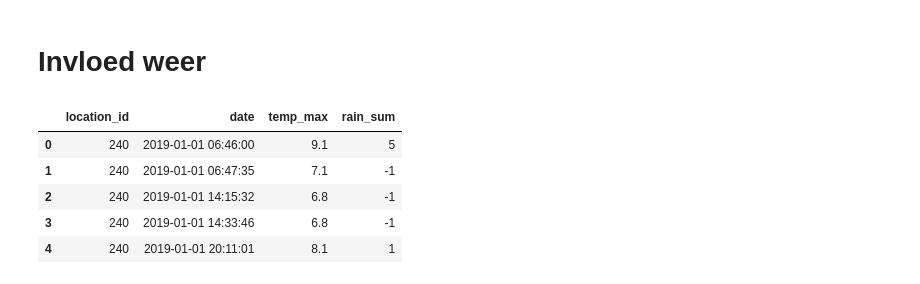
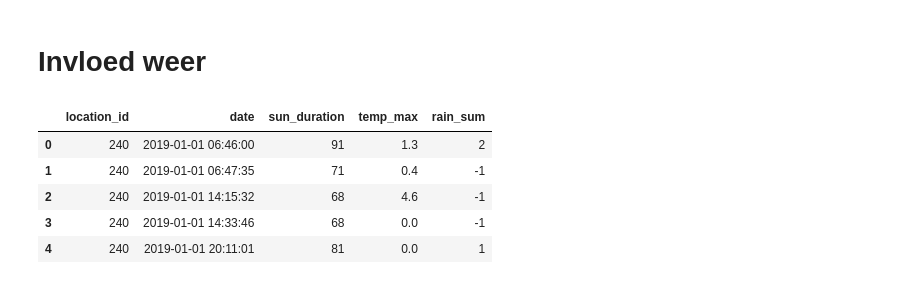
Before and after one commit to LucasVanWijk/Distributed-Processing-1, a Jupyter notebook: assignment_1/flickbike_data_exploration.ipynb, the cells around one changed output. Drawn from its saved outputs; the diff is of its cells as text; code cells hidden in the pictures.

Commit message:
Weather impact

```diff
--- a/assignment_1/flickbike_data_exploration.ipynb
+++ b/assignment_1/flickbike_data_exploration.ipynb
@@ -81,17 +88,17 @@ Text(0.5, 1.0, 'Gemiddeld aantal fietsen verhuurd per weekdag')
 # %%
 # Read File
 df_weather = pd.read_csv('KNMI_20191231.txt', sep=",", header=None)
-df_weather.columns = ['location_id','date','temp_max','rain_sum']
+df_weather.columns = ['location_id','date','sun_duration' ,'temp_max','rain_sum']
 
 df_weather["date"] = pd.to_datetime(df["date"], format="%Y-%m-%d")
 # Convert 0.1 to 1
 df_weather['temp_max'] = df_weather['temp_max'] /10
 
 df_weather.head()
 # %% [output]
-|  | location_id | date | temp_max | rain_sum |
-| 0 | 240 | 2019-01-01 06:46:00 | 9.1 | 5 |
-| 1 | 240 | 2019-01-01 06:47:35 | 7.1 | -1 |
-| 2 | 240 | 2019-01-01 14:15:32 | 6.8 | -1 |
-| 3 | 240 | 2019-01-01 14:33:46 | 6.8 | -1 |
-| 4 | 240 | 2019-01-01 20:11:01 | 8.1 | 1 |
+|  | location_id | date | sun_duration | temp_max | rain_sum |
+| 0 | 240 | 2019-01-01 06:46:00 | 91 | 1.3 | 2 |
+| 1 | 240 | 2019-01-01 06:47:35 | 71 | 0.4 | -1 |
+| 2 | 240 | 2019-01-01 14:15:32 | 68 | 4.6 | -1 |
+| 3 | 240 | 2019-01-01 14:33:46 | 68 | 0.0 | -1 |
+| 4 | 240 | 2019-01-01 20:11:01 | 81 | 0.0 | 1 |
```
Also changed, not shown: parts of 9 cells of this notebook, 2 other files.
